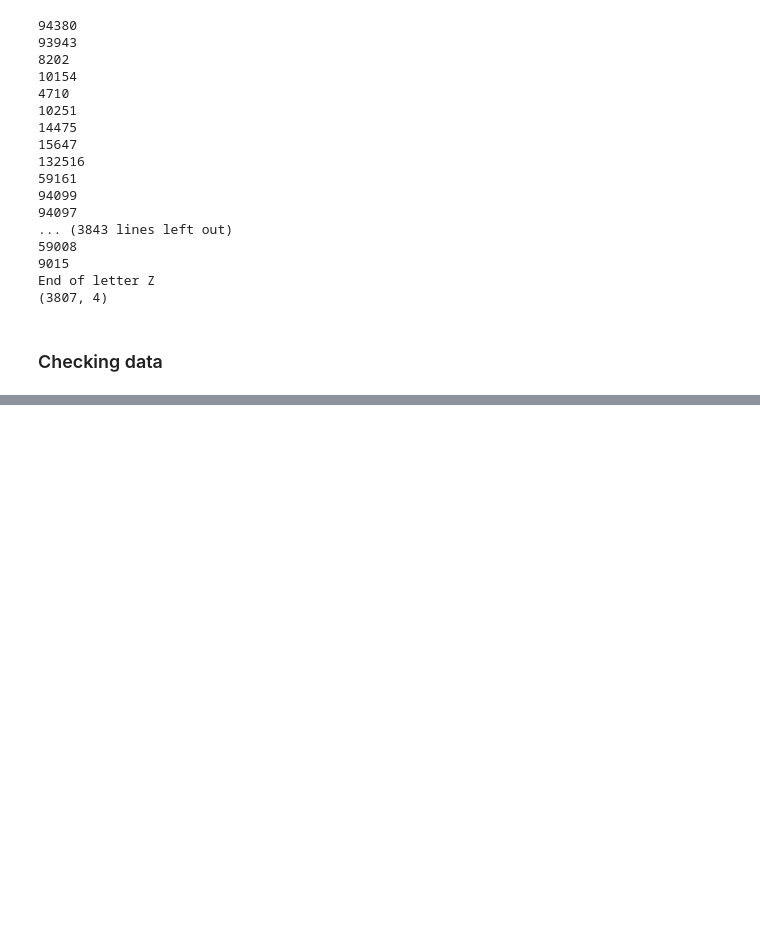
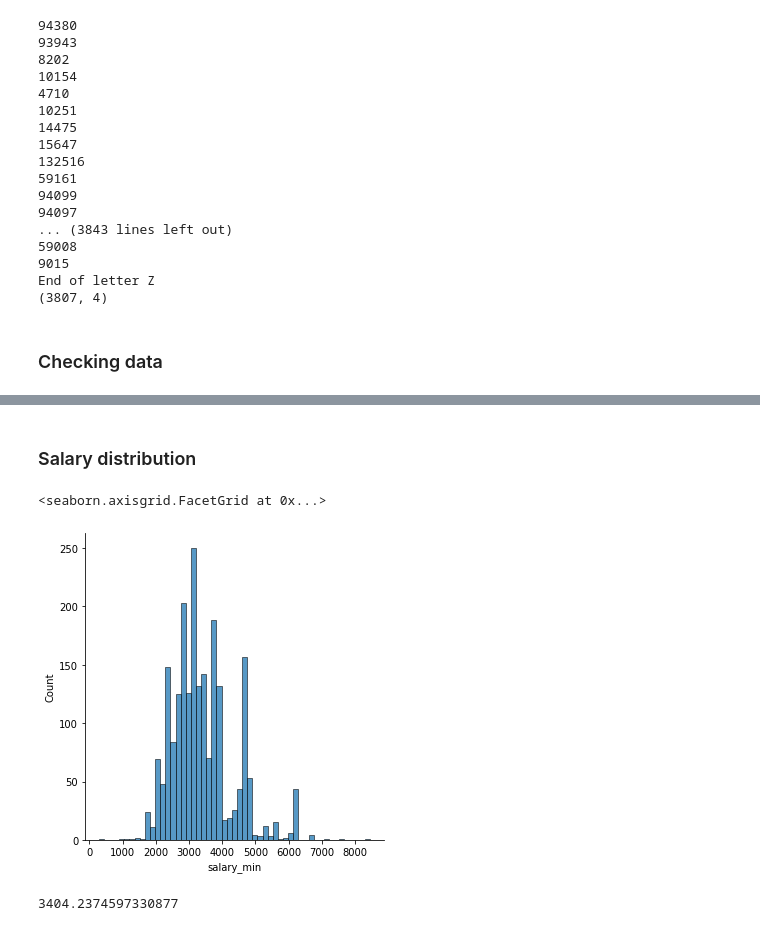
Before and after one commit to QuantomOle/Scraping_BERUFENET, a Jupyter notebook: ScraperBerufnet.ipynb, the cells around one changed output, grey strips where cells are left out. Saved outputs shown, nothing was run; the diff lists cells and outputs as text; code cells hidden in the pictures; blank space fills up the shorter version.

```diff
--- a/ScraperBerufnet.ipynb
+++ b/ScraperBerufnet.ipynb
@@ -356 +406,3 @@ test = pd.merge(df_results,df_salary,on='ID',how='left')
+# %%
+df_results = pd.read_json('/Users/oleteutloff/Desktop/Scraping_BERUFENET/results_berufenet.json')
 # %% [markdown]
@@ -427,0 +520,11 @@ def skill_col(df,skill_columns):
+# %% [markdown]
+### Salary distribution
+# %%
+sns.displot(data=df_results[df_results['salary_min']< 9000], x="salary_min")
+# %% [output]
+<seaborn.axisgrid.FacetGrid at 0x...>
+[figure, added]
+# %%
+df_results['salary_min'].mean()
+# %% [output]
+3404.2374597330877
```
Also changed, not shown: parts of 23 cells of this notebook, 3 other files.
